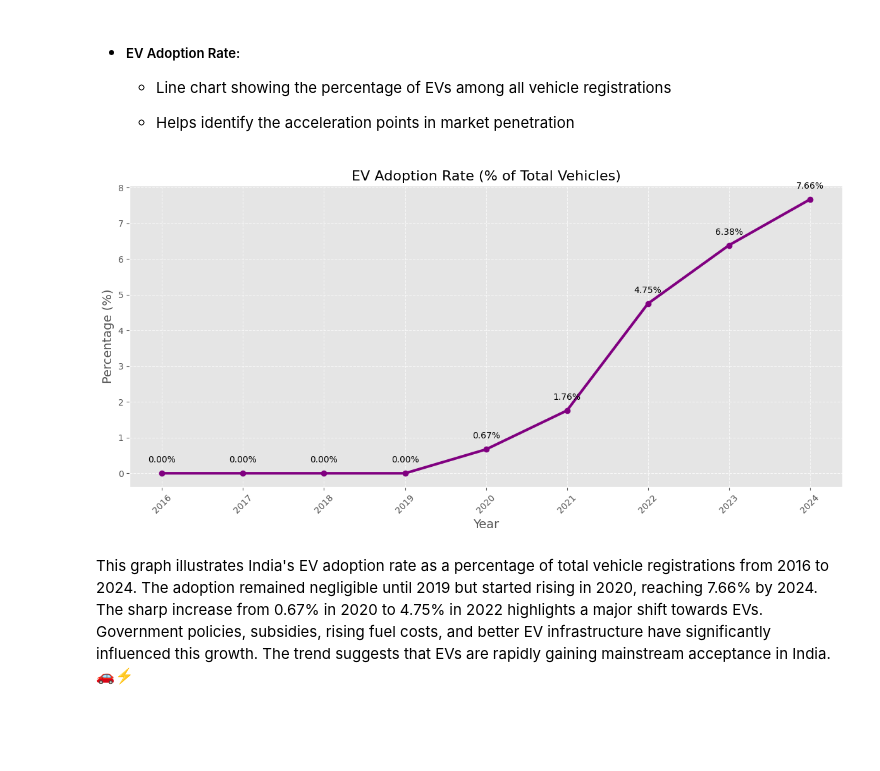
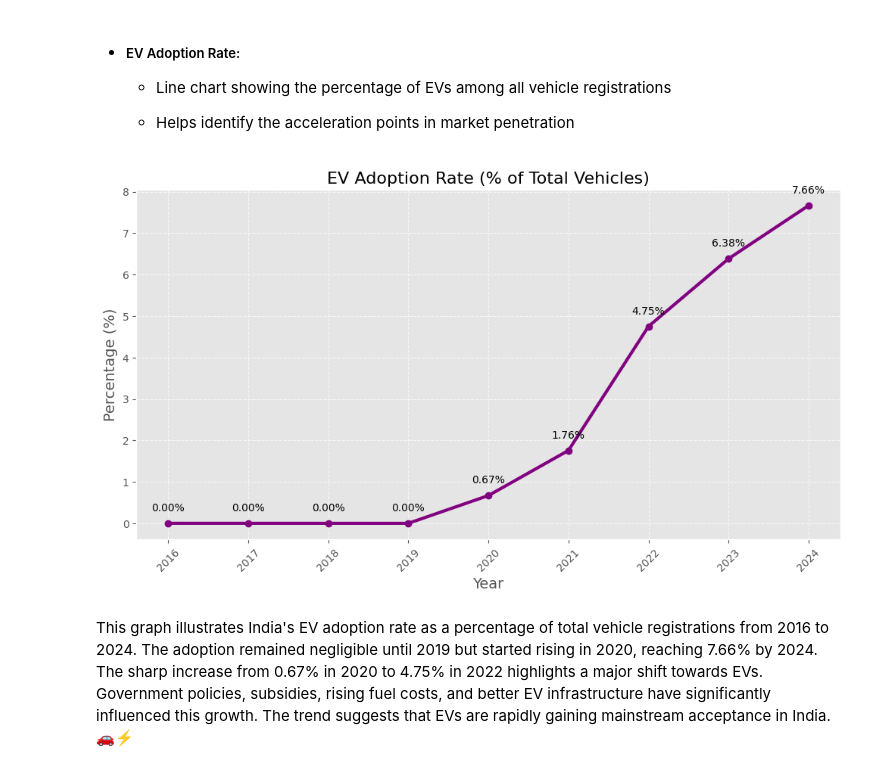
Before and after one commit to HritikShukla02/Rise-of-EV, a Jupyter notebook: main.ipynb, the cells around one changed output. Drawn from its saved outputs; the diff is of its cells as text; code cells hidden in the pictures; blank space fills up the shorter version.

```diff
--- a/main.ipynb
+++ b/main.ipynb
@@ -250,24 +267,20 @@ The graph above shows a massive surge in EV registrations in India from 2020 onw
 # %%
 # 2. EV Adoption Rate (percentage)
 plt.figure(figsize=(12, 6))
 ev_pct = categories['EV_pct'][::-1]
 years = cat_sort['Year']
 plt.plot(years, ev_pct, marker='o', linewidth=3, color='purple')
 plt.title('EV Adoption Rate (% of Total Vehicles)', fontsize=16)
 plt.xlabel('Year', fontsize=14)
 plt.ylabel('Percentage (%)', fontsize=14)
 plt.xticks(rotation=45)
 plt.grid(True, linestyle='--', alpha=0.7)
 
 # Add data labels
 for i, v in enumerate(ev_pct):
     plt.text(i, v + 0.3, f'{v:.2f}%', ha='center', fontsize=10)
-
-plt.tight_layout()
-plt.savefig('plots/ev_adoption_rate.png', dpi=300)
-# plt.close()
 # %% [output]
-[figure, old version]
+[figure, new version]
 # %% [markdown]
 This graph illustrates India's EV adoption rate as a percentage of total vehicle registrations from 2016 to 2024. The adoption remained negligible until 2019 but started rising in 2020, reaching 7.66% by 2024. The sharp increase from 0.67% in 2020 to 4.75% in 2022 highlights a major shift towards EVs. Government policies, subsidies, rising fuel costs, and better EV infrastructure have significantly influenced this growth. The trend suggests that EVs are rapidly gaining mainstream acceptance in India. 🚗⚡
 # %% [markdown]
```
Also changed, not shown: parts of 5 cells of this notebook, 2 other files.
